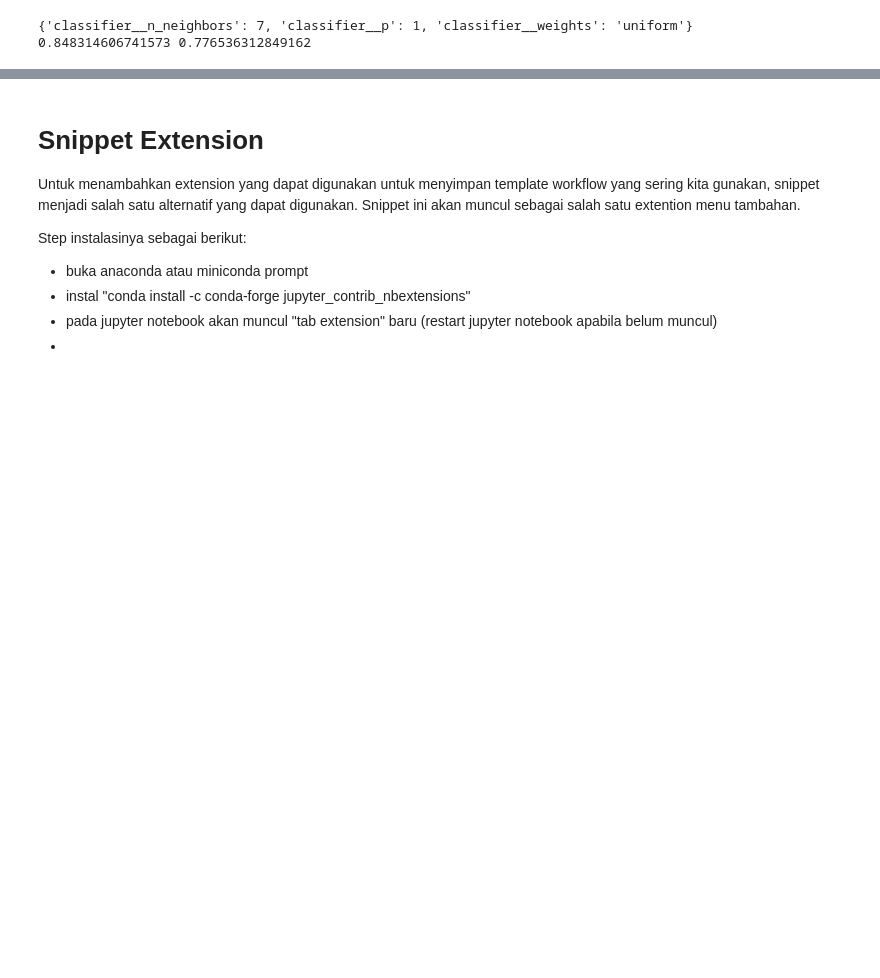
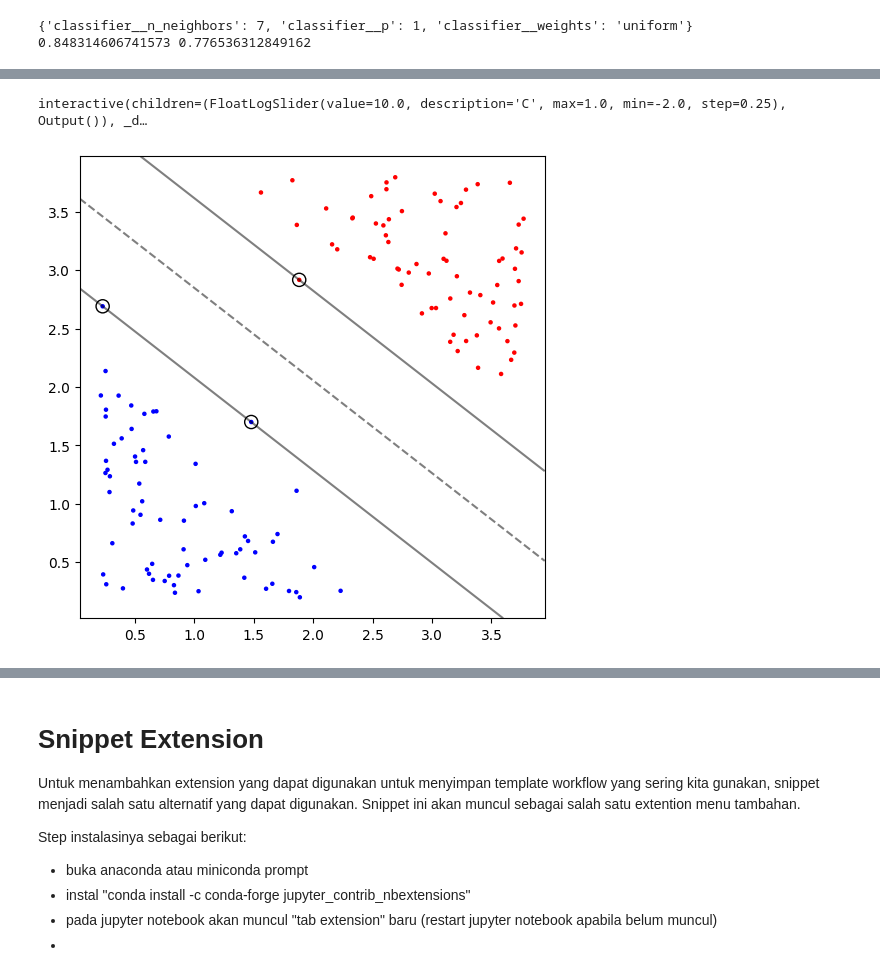
Before and after one commit to budsains/materi, a Jupyter notebook: material_book.ipynb, the cells around one changed output, grey strips where cells are left out. Drawn from its saved outputs; the diff is of its cells as text; code cells hidden in the pictures; blank space fills up the shorter version.

```diff
--- a/material_book.ipynb
+++ b/material_book.ipynb
@@ -1040,0 +1151,5 @@ print(model.score(X_train, y_train), model.score(X_test, y_test))
+# %%
+demo.C(1)
+# %% [output]
+interactive(children=(FloatLogSlider(value=10.0, description='C', max=1.0, min=-2.0, step=0.25), Output()), _d…
+[figure, added]
```
Also changed, not shown: parts of 38 cells of this notebook.
